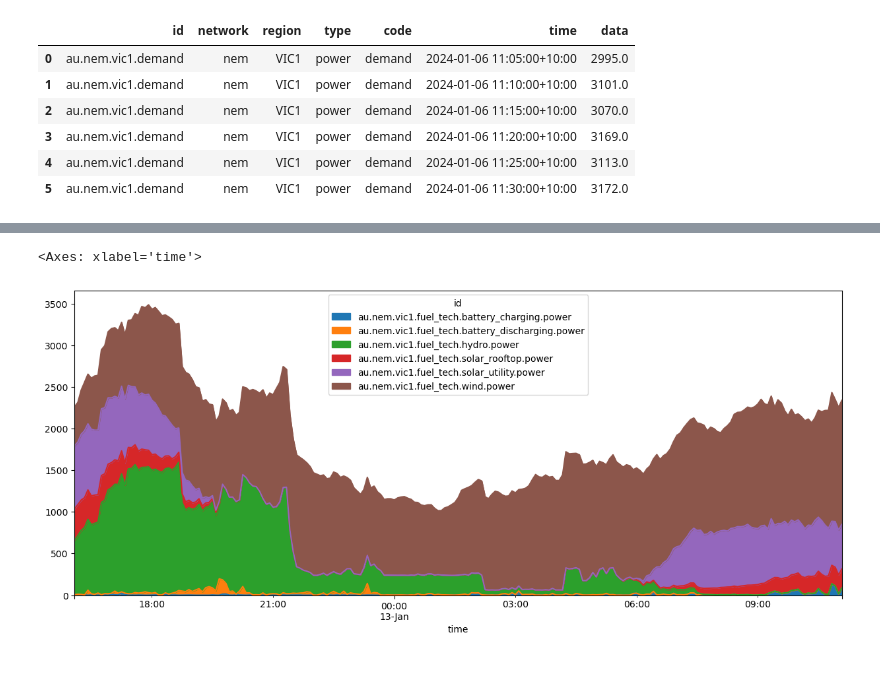
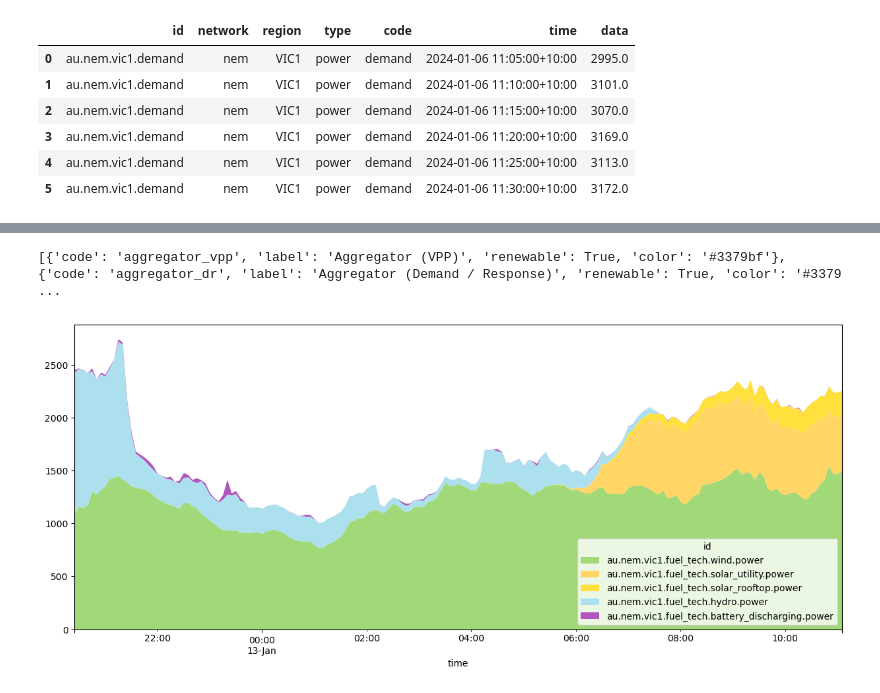
Before and after one commit to mikejonestechno/energy, a Jupyter notebook: notebooks/opennem.ipynb, the cells around one changed output, grey strips where cells are left out. Drawn from its saved outputs; the diff is of its cells as text; code cells hidden in the pictures.

```diff
--- a/notebooks/opennem.ipynb
+++ b/notebooks/opennem.ipynb
@@ -83,28 +81,58 @@ df_pivot[['au.nem.vic1.fuel_tech.solar_utility.power', 'au.nem.vic1.fuel_tech.so
 # Source: https://api.opennem.org.au/fueltechs
 with open('../data/fueltech.json') as f:
     fueltech = json.load(f)
+# Load the fueltech color data
+with open('../data/fueltech_color.json') as f:
+    fueltech_color = json.load(f)
+# Combine the properties
+for item in fueltech:
+    for color_item in fueltech_color:
+        if item['code'] == color_item['code']:
+            item.update(color_item)
+
 renewables = [item['code'] for item in fueltech if item['renewable']]
+print(fueltech)
+# %% [output]
+[{'code': 'aggregator_vpp', 'label': 'Aggregator (VPP)', 'renewable': True, 'color': '#3379bf'}, {'code': 'aggregator_dr', 'label': 'Aggregator (Demand / Response)', 'renewable': True, 'color': '#3379 ...
 # %%
+# Remove battery_charging from generation data
+renewables = [tech for tech in renewables if tech != 'battery_charging']
+
 renewable_fuel_tech_columns = [col for col in df_pivot.columns if any('.'+tech+'.' in col for tech in renewables)]
 df_renewables = df_pivot[renewable_fuel_tech_columns]
 
 # Plot all data
 # df_renewables.plot.area(figsize=(15, 6))
 
 # Get the current time and make it timezone-aware
 now = datetime.now().replace(tzinfo=pytz.UTC)
 
 # Convert to the desired timezone
 now = now.astimezone(pytz.timezone('Australia/Melbourne'))
 
 # Calculate the time 24 hours ago
 one_day_ago = now - timedelta(days=1)
 
 # Filter the DataFrame to include only rows where 'time' is within the last 24 hours
 df_last_24_hours = df_renewables[df_renewables.index > one_day_ago]
 
-# Plot the data
-df_last_24_hours.plot.area(figsize=(15, 6))
+# Create a color map from the fueltech list
+color_map = {item['code']: item['color'] for item in fueltech}
+
+# Create a list of colors for the columns in df_last_24_hours
+#colors = [color_map.get(col.split('.')[-2], 'default_color') for col in df_last_24_hours.columns]
+
+# Reverse the order of the columns so most intermittent sources are on top
+df_last_24_hours = df_last_24_hours[df_last_24_hours.columns[::-1]]
+
+# Create a list of colors for the columns in df_last_24_hours in reverse order
+colors = [color_map.get(col.split('.')[-2], 'default_color') for col in df_last_24_hours.columns]
+
+
+# Create a stacked area plot with edgecolor same as facecolor otherwise lines are drawn even when data is zero or missing
+ax = df_last_24_hours.plot.area(figsize=(15, 6), color=colors, linewidth=0)
+# Set edgecolor of patches to be the same as facecolor
+for patch in ax.patches:
+    patch.set_edgecolor(patch.get_facecolor())
 # %% [output]
-<Axes: xlabel='time'>
-[figure, old version]
+[figure, new version]
```
Also changed, not shown: parts of 1 cell of this notebook, 4 other files.
